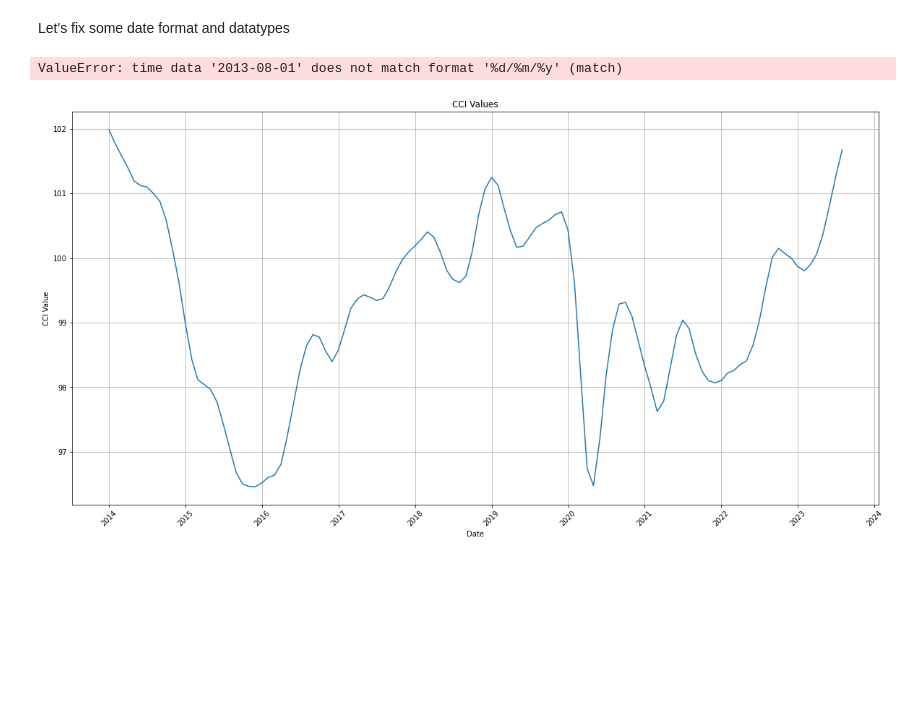
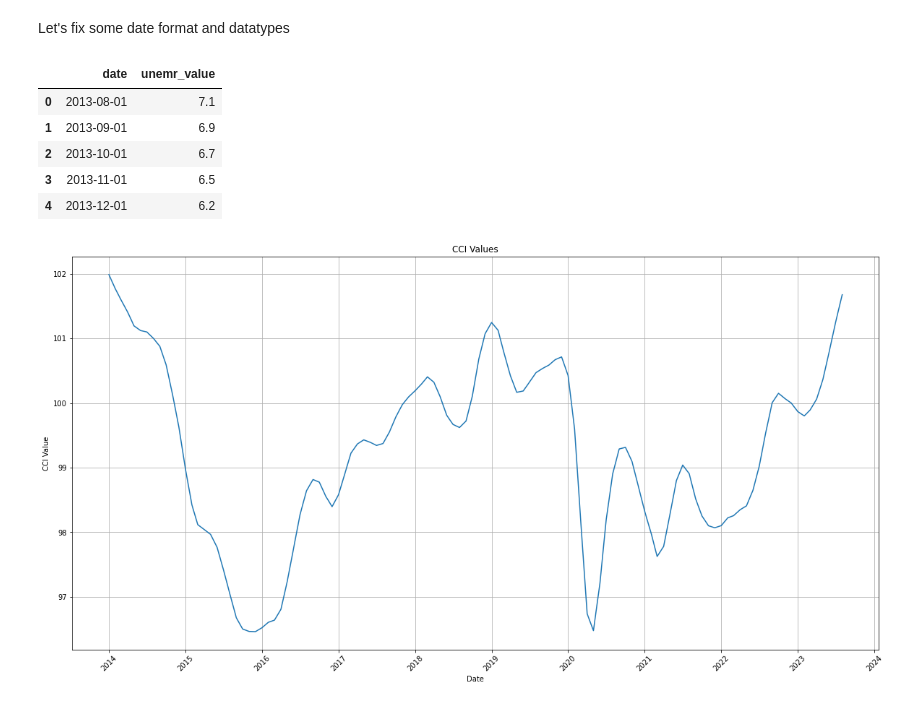
Before and after one commit to kiranraathod/price_optimization, a Jupyter notebook: price_optimization_project.ipynb, the cells around one changed output. Cells and saved outputs as stored; diff of their text form; code cells hidden in the pictures; blank space fills up the shorter version.

```diff
--- a/price_optimization_project.ipynb
+++ b/price_optimization_project.ipynb
@@ -397,16 +402,19 @@ Let's fix some date format and datatypes
+# %%
+unemployment.head()
+# %% [output]
+|  | date | unemr_value |
+| 0 | 2013-08-01 | 7.1 |
+| 1 | 2013-09-01 | 6.9 |
+| 2 | 2013-10-01 | 6.7 |
+| 3 | 2013-11-01 | 6.5 |
+| 4 | 2013-12-01 | 6.2 |
 # %%
-# Let's change some column names to match with daily_sales
-cci = cci.rename(columns={'Value': 'cci_value', 'TIME': 'date'})
-inflation = inflation.rename(columns={'Value': 'inflation_value', 'TIME': 'date'})
-unemployment = unemployment.rename(columns={' Value': 'unemr_value', 'Date': 'date'})
 # Let's change the date format of our datasets
 daily_sales['date'] = pd.to_datetime(daily_sales['date'], format='%Y-%m-%d')
 cci['date'] = pd.to_datetime(cci['date'], format='%Y-%m-%d')
 inflation['date'] = pd.to_datetime(inflation['date'], format='%Y-%m-%d')
-unemployment['date'] = pd.to_datetime(unemployment['date'], format='%d/%m/%y').dt.strftime('%Y-%m-%d')
+#unemployment['date'] = pd.to_datetime(unemployment['date'], format='%d/%m/%y').dt.strftime('%Y-%m-%d')
 unemployment['date'] = pd.to_datetime(unemployment['date'], format='%Y-%m-%d')
-# %% [output]
-ValueError: time data '2013-08-01' does not match format '%d/%m/%y' (match)
 # %%
 # Let's save our datasets into csv files with the new date format
 cci.to_csv('./files/cci_brazil.csv', index=False)
```
Also changed, not shown: parts of 17 cells of this notebook.
